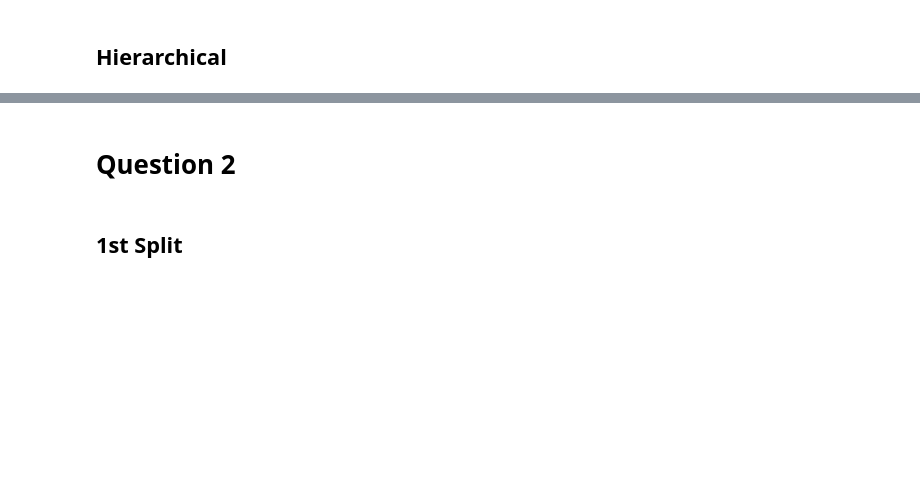
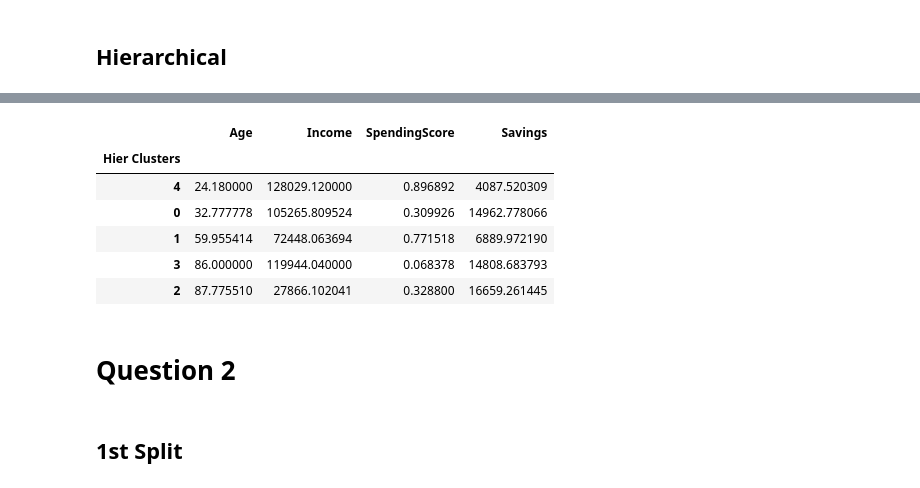
Before and after one commit to jimmylihe/supervised-and-unsupervised-learning-assignment, a Jupyter notebook: 869_Assignment1.ipynb, the cells around one changed output, grey strips where cells are left out. Saved outputs shown, nothing was run; the diff lists cells and outputs as text; code cells hidden in the pictures; blank space fills up the shorter version.

```diff
--- a/869_Assignment1.ipynb
+++ b/869_Assignment1.ipynb
@@ -199,3 +222,14 @@ df.groupby('DBSCAN Clusters').mean()
+# %%
+# finding out the feature means of each DBSCAN cluster
+df.groupby('Hier Clusters').mean()[['Age','Income','SpendingScore','Savings']].sort_values(by='Age')
+# %% [output]
+|  | Age | Income | SpendingScore | Savings |
+| Hier Clusters |  |  |  |  |
+| 4 | 24.180000 | 128029.120000 | 0.896892 | 4087.520309 |
+| 0 | 32.777778 | 105265.809524 | 0.309926 | 14962.778066 |
+| 1 | 59.955414 | 72448.063694 | 0.771518 | 6889.972190 |
+| 3 | 86.000000 | 119944.040000 | 0.068378 | 14808.683793 |
+| 2 | 87.775510 | 27866.102041 | 0.328800 | 16659.261445 |
 # %% [markdown]
 # Question 2
 # %% [markdown]
```
Also changed, not shown: parts of 17 cells of this notebook, 3 other files.
